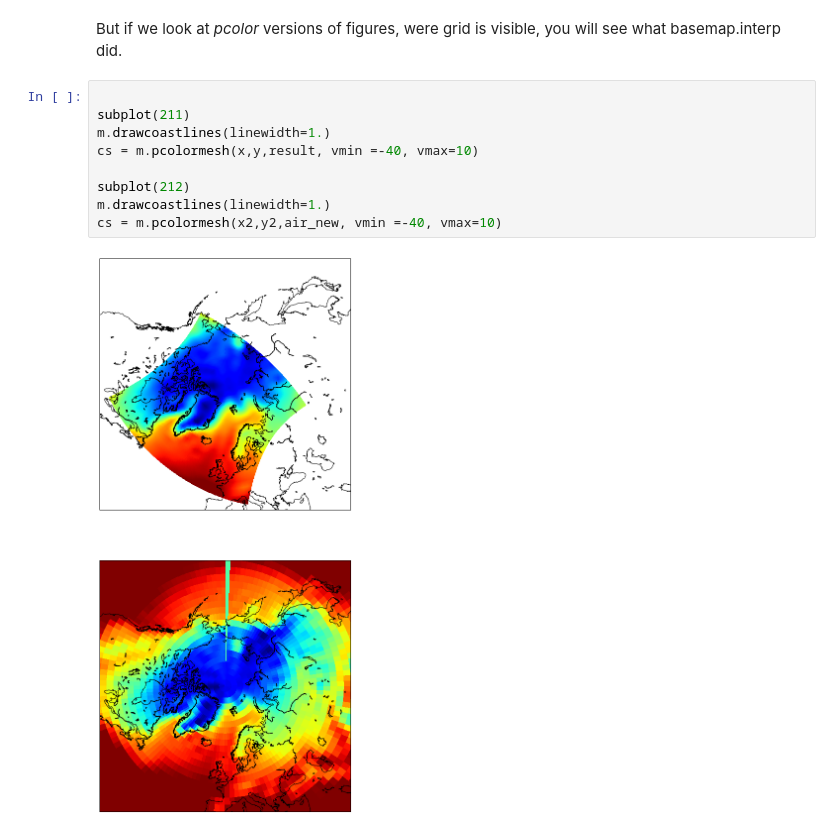
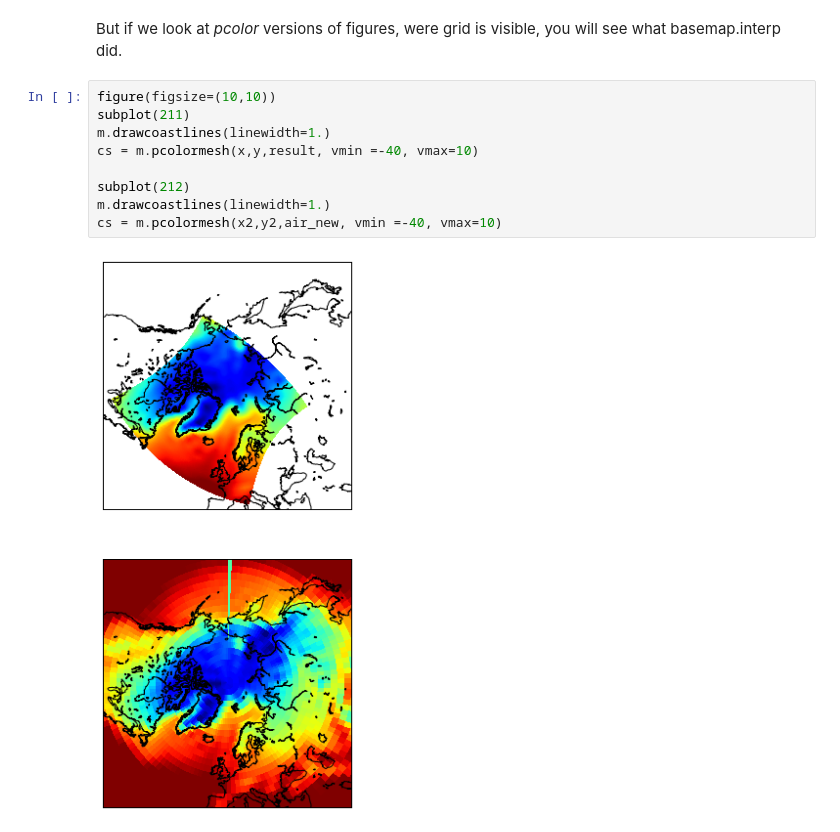
Before and after one commit to koldunovn/py_klimacampus, a Jupyter notebook: meeting_000/interpolation_between_grids_with_basemap.ipynb, the cells around one changed output. Drawn from its saved outputs; the diff is of its cells as text.

```diff
--- a/meeting_000/interpolation_between_grids_with_basemap.ipynb
+++ b/meeting_000/interpolation_between_grids_with_basemap.ipynb
@@ -241,13 +245,13 @@ Look quite similar to me :)
 # %% [markdown]
 But if we look at *pcolor* versions of figures, were grid is visible, you will see what basemap.interp did.
 # %%
-
+figure(figsize=(10,10))
 subplot(211)
 m.drawcoastlines(linewidth=1.)
 cs = m.pcolormesh(x,y,result, vmin =-40, vmax=10)
 
 subplot(212)
 m.drawcoastlines(linewidth=1.)
 cs = m.pcolormesh(x2,y2,air_new, vmin =-40, vmax=10)
 # %% [output]
-[figure, old version]
+[figure, new version]
```
Also changed, not shown: parts of 3 cells of this notebook, 10 other files.
